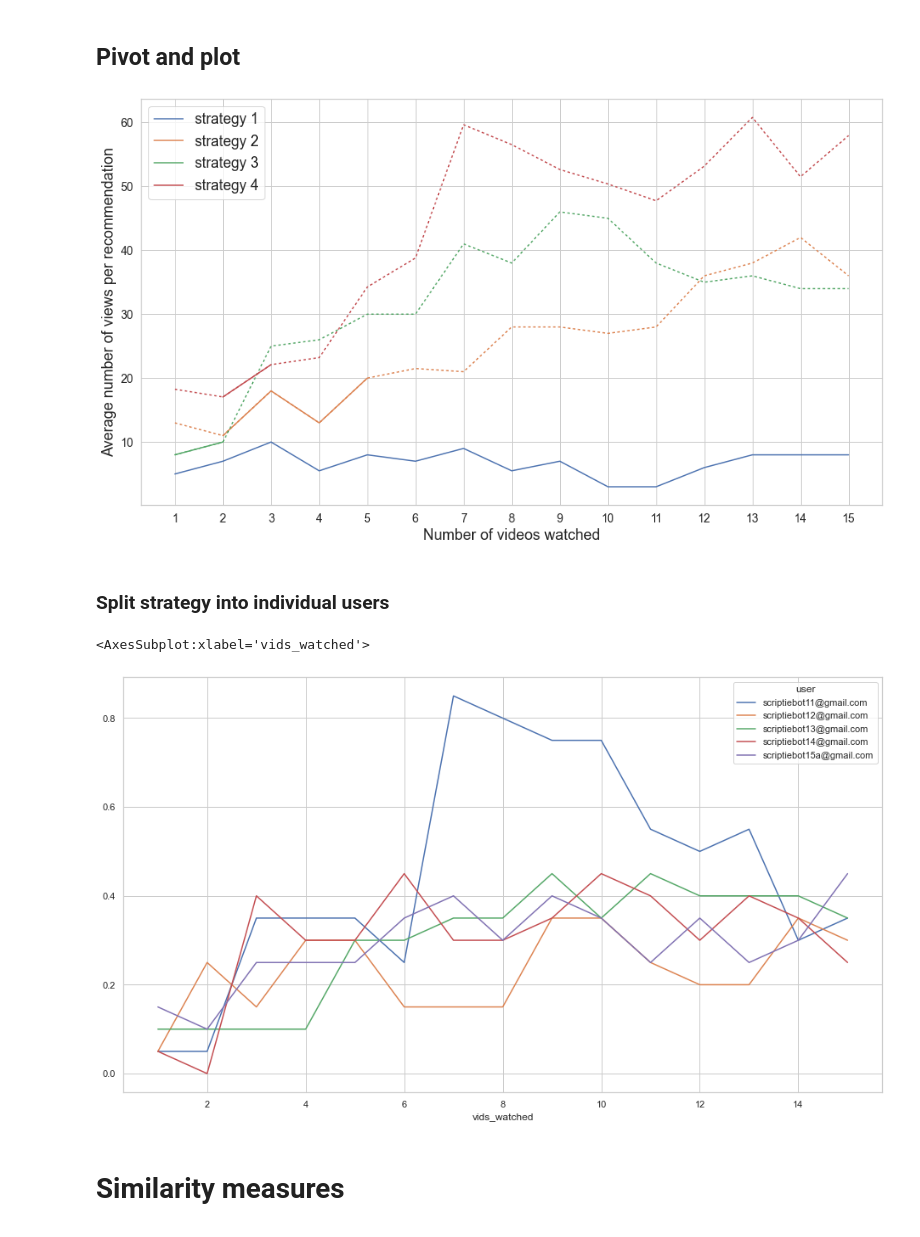
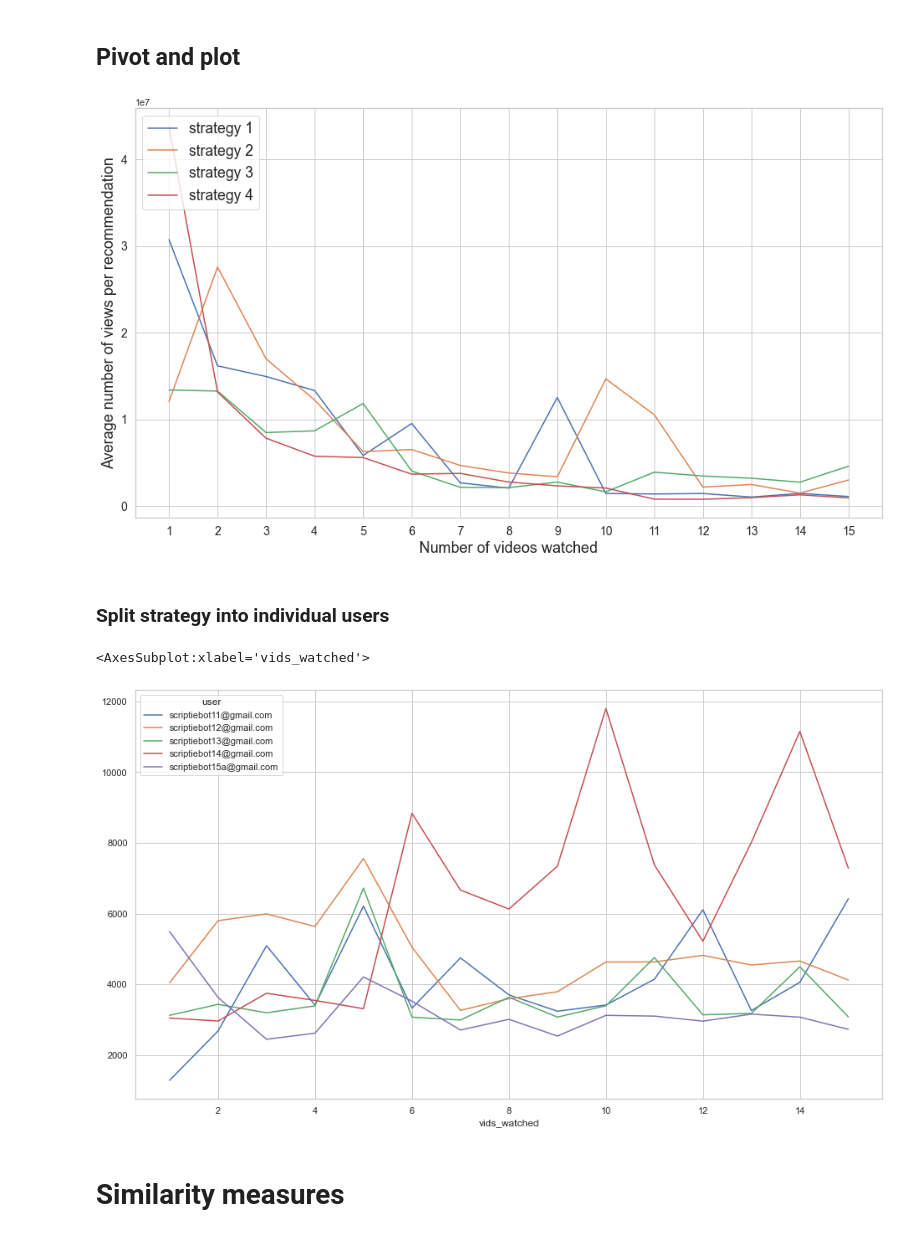
Before and after one commit to Roan-Schellingerhout/YouTube_conspiracy_paper, a Jupyter notebook: Machine Learning/Predictions.ipynb, the cells around one changed output. Cells and saved outputs as stored; diff of their text form; code cells hidden in the pictures.

```diff
--- a/Machine Learning/Predictions.ipynb
+++ b/Machine Learning/Predictions.ipynb
@@ -135,59 +135,59 @@ sns.set_theme(style="whitegrid")
 pivot = pd.pivot_table(combined,
                        index = ("strategy", "user"),
                        columns = "vids_watched",
-                       values = "conspiracy_pred",
+                       values = "views",
                        aggfunc = np.mean)
 
 # Fill na with average of previous and next cell in column
 pivot = (pivot.fillna(method="ffill", axis = 1) + pivot.fillna(method="bfill", axis = 1)) / 2
 
 grouped = pivot.groupby("strategy").mean()
 
 # Plot
 plt.figure(figsize=(16,9))
 
 # Values and labels
 x = grouped.columns
-y = grouped.values * 100
+y = grouped.values
 labels = ["strategy 1", "strategy 2", "strategy 3", "strategy 4"]
 
 # Get colors per label
 colors = dict(zip(labels, sns.color_palette('deep', 4)))
 
 for y_val, label in zip(y, labels):
     # Plot significance for strategies other than 1
-    if label != "strategy 1":
-        sig = np.array(sigs[label])
+#     if label != "strategy 1":
+#         sig = np.array(sigs[label])
 
-        # Do not draw insignificant y-values as regular lines
-        # setting y to np.nan tells matplotlib not to draw anything
-        # if this is not done, the insignificant lines will 'fill in' the gaps
-        y_insig = np.repeat(np.nan, 15)
-        y_insig[x[~sig] - 1] = y_val[~sig]
+#         # Do not draw insignificant y-values as regular lines
+#         # setting y to np.nan tells matplotlib not to draw anything
+#         # if this is not done, the insignificant lines will 'fill in' the gaps
+#         y_insig = np.repeat(np.nan, 15)
+#         y_insig[x[~sig] - 1] = y_val[~sig]
 
-        plt.plot(x, y_insig, label=label, color=colors[label]);
-        plt.plot(x, y_val, '-.', dashes=(2, 2), color=colors[label]);
+#         plt.plot(x, y_insig, label=label, color=colors[label]);
+#         plt.plot(x, y_val, '-.', dashes=(2, 2), color=colors[label]);
 
-    else:
-        plt.plot(x, y_val, label=label)
+#     else:
+    plt.plot(x, y_val, label=label)
 
 plt.xticks(np.arange(1, 16, 1), fontsize=14)
 plt.yticks(fontsize=14)
 
 plt.xlabel("Number of videos watched", fontsize=18);
 plt.ylabel("Average number of views per recommendation", fontsize=18);
 
 plt.legend(loc="upper left", prop = {"size": 17.5})
 plt.savefig('views.pdf')
 # %% [output]
-[figure, old version]
+[figure, new version]
 # %% [markdown]
 ### Split strategy into individual users
 # %%
 pivot.loc["strategy 3"].T.plot(figsize=(16,9))
 # %% [output]
 <AxesSubplot:xlabel='vids_watched'>
-[figure, old version]
+[figure, new version]
 # %% [markdown]
 # Similarity measures
 # %%
```
Also changed, not shown: 2 other files.
